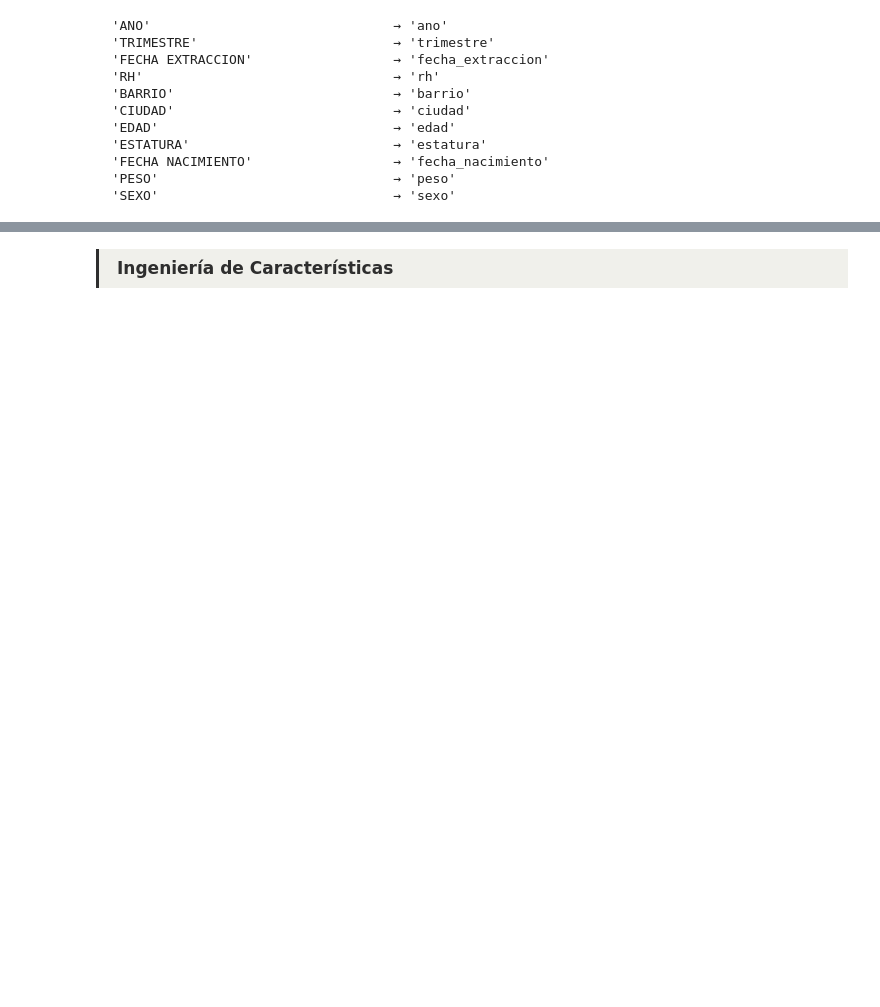
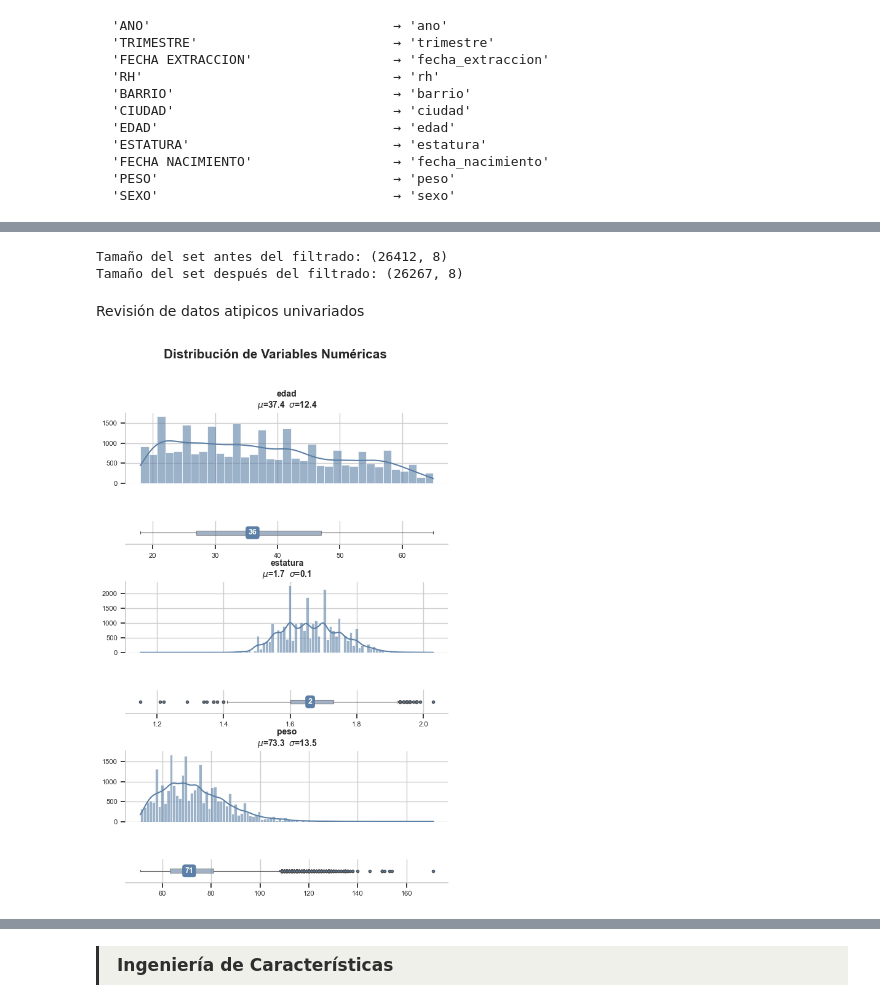
Before and after one commit to JeroHoyos/Sanghelios, a Jupyter notebook: notebooks/1_preprocessing.ipynb, the cells around one changed output, grey strips where cells are left out. Cells and saved outputs as stored; diff of their text form; code cells hidden in the pictures; blank space fills up the shorter version.

```diff
--- a/notebooks/1_preprocessing.ipynb
+++ b/notebooks/1_preprocessing.ipynb
@@ -141,16 +133,0 @@ def explorar_df(nombre, df):
-# %%
-def estandarizar_columnas(df):
-    def limpiar(col):
-        col = unicodedata.normalize("NFKD", col)
-        col = col.encode("ascii", "ignore").decode()
-        col = col.strip().lower()
-        col = re.sub(r"[^a-z0-9\s]", " ", col)
-        col = re.sub(r"\s+", "_", col).strip("_")
-        return col
-
-    nuevos = {col: limpiar(col) for col in df.columns}
-    for viejo, nuevo in nuevos.items():
-        if viejo != nuevo:
-            print(f"  {viejo!r:35} → {nuevo!r}")
-
-    return df.rename(columns=nuevos)
@@ -283,0 +201,4 @@ df_banco_sangre = estandarizar_columnas(df_banco_sangre)
+# %%
+print(f'Tamaño del set antes de eliminar las filas repetidas: {df_banco_sangre.shape}')
+df_banco_sangre.drop_duplicates(inplace=True)
+print(f'Tamaño del set después de eliminar las filas repetidas: {df_banco_sangre.shape}')
@@ -283,0 +242,4 @@ df_banco_sangre = estandarizar_columnas(df_banco_sangre)
+# %%
+print(f'Tamaño del set antes de eliminar las filas con valores faltantes: {df_banco_sangre.shape}')
+df_banco_sangre = df_banco_sangre.dropna(subset=["rh", "estatura","barrio"])
+print(f'Tamaño del set después de eliminar las filas con valores faltantes: {df_banco_sangre.shape}')
@@ -283,0 +259,17 @@ df_banco_sangre = estandarizar_columnas(df_banco_sangre)
+# %%
+print(f'Tamaño del set antes del filtrado: {df_banco_sangre.shape}')
+df_banco_sangre = df_banco_sangre[
+    (df_banco_sangre["peso"] > 50)
+    & (df_banco_sangre["edad"] >= 18)
+    & (df_banco_sangre["edad"] <= 65)
+]
+print(f'Tamaño del set después del filtrado: {df_banco_sangre.shape}')
+# %% [output]
+Tamaño del set antes del filtrado: (26412, 8)
+Tamaño del set después del filtrado: (26267, 8)
+# %% [markdown]
+Revisión de datos atipicos univariados
+# %%
+distribucion_numericas(df=df_banco_sangre, columnas=["edad", "estatura", "peso"],cols=1,modo="ambos",alto=3)
+# %% [output]
+[figure, added]
```
Also changed, not shown: parts of 127 cells of this notebook, 4 other files.
